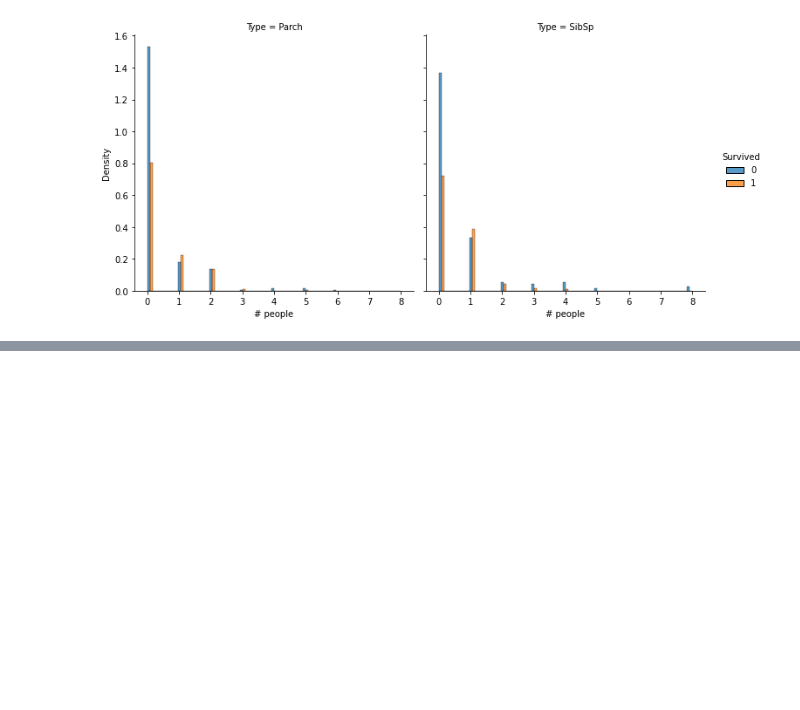
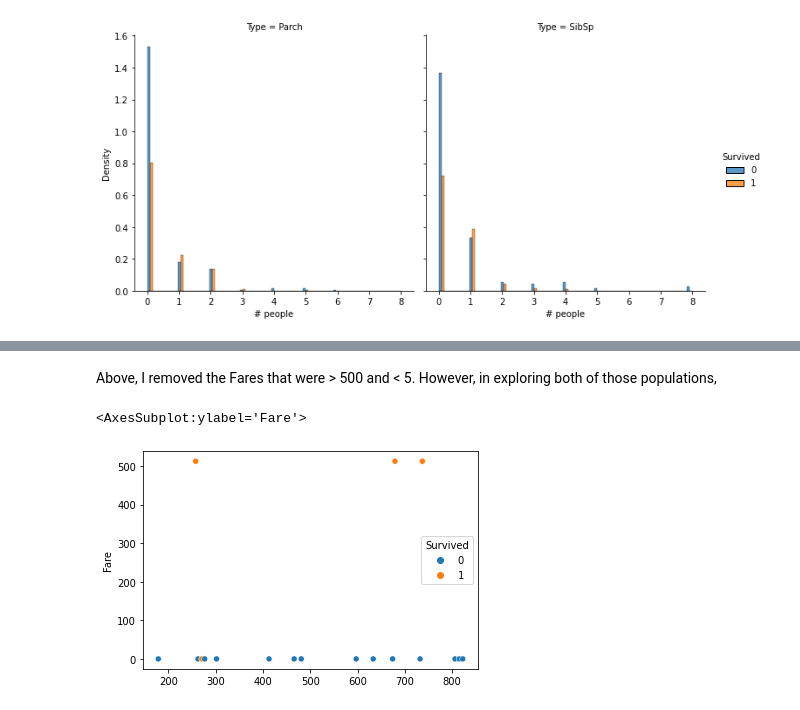
Before and after one commit to djm160830/kaggle-notebooks, a Jupyter notebook: titanic-submission.ipynb, the cells around one changed output, grey strips where cells are left out. Cells and saved outputs as stored; diff of their text form; code cells hidden in the pictures; blank space fills up the shorter version.

```diff
--- a/titanic-submission.ipynb
+++ b/titanic-submission.ipynb
@@ -223,0 +254,8 @@ Another way to do feature selection for a regression problem like this is to app
+# %% [markdown]
+Above, I removed the Fares that were > 500 and < 5. However, in exploring both of those populations,
+# %%
+df = train[~train['Fare'].between(4,400)][['Fare', 'Survived']]
+df.pipe((sns.scatterplot, 'data'), x=df.index, y='Fare', hue='Survived')
+# %% [output]
+<AxesSubplot:ylabel='Fare'>
+[figure, added]
```
Also changed, not shown: parts of 11 cells of this notebook.
